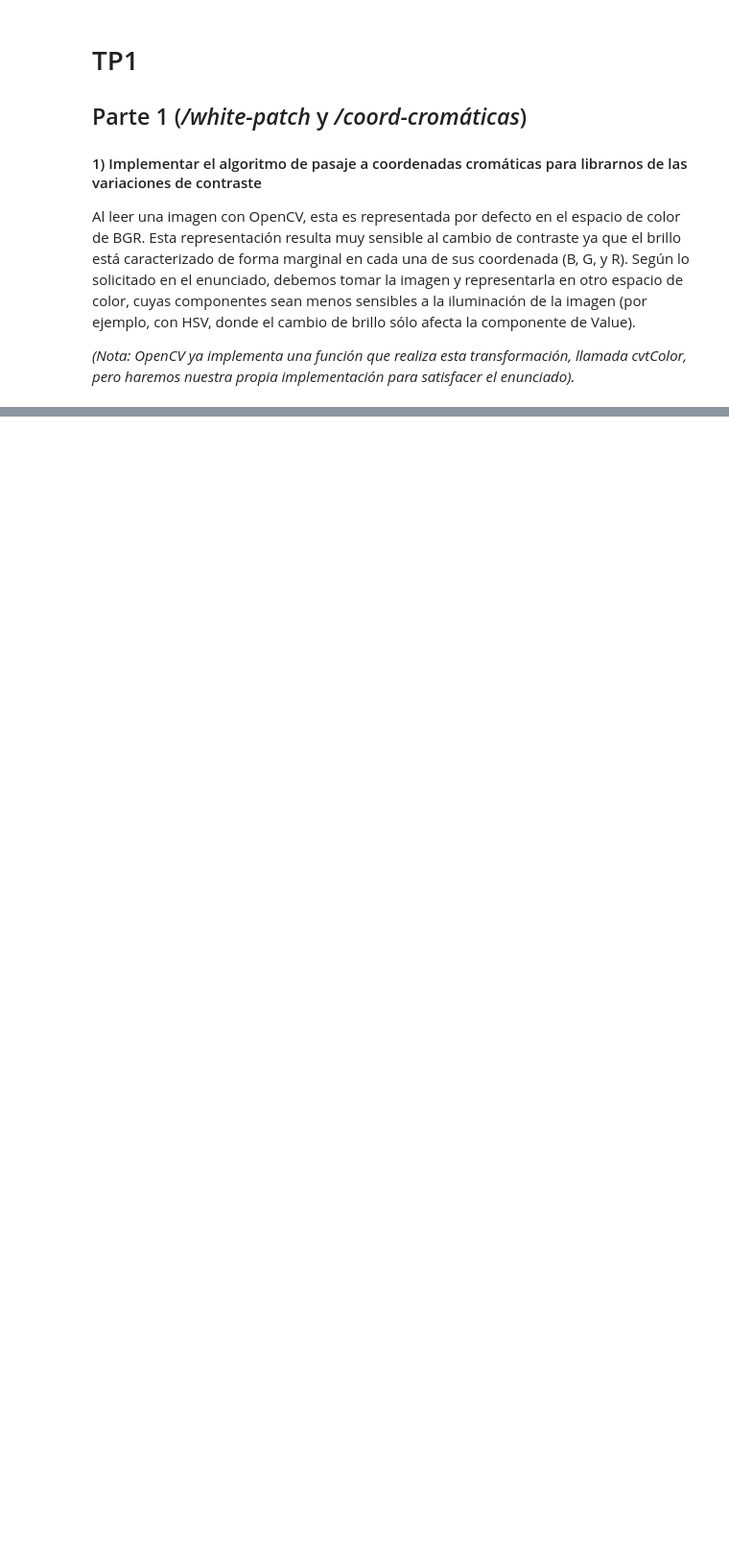
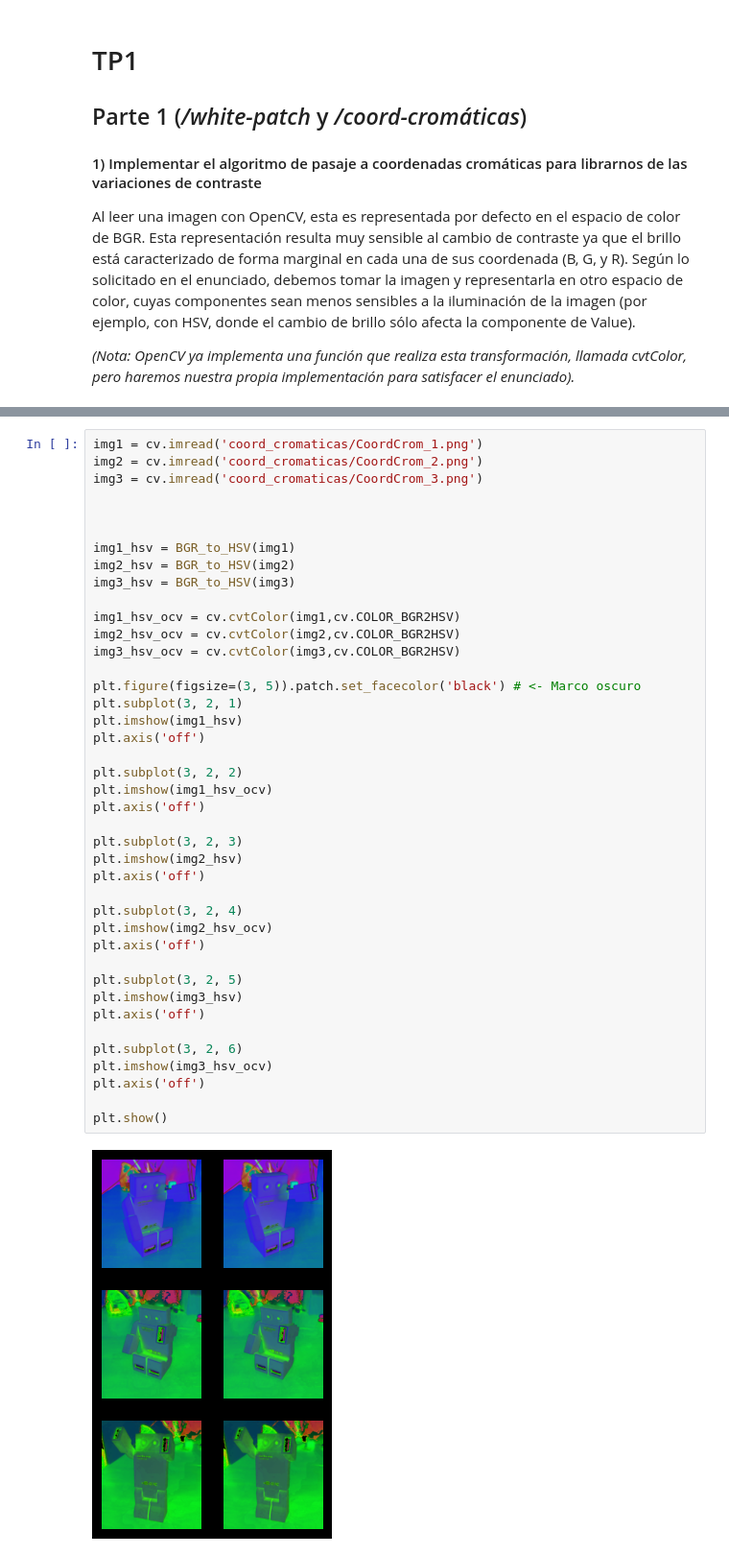
Before and after one commit to Muscian/VpC_1, a Jupyter notebook: Material_TPs/TP1/TP1_resuelto.ipynb, the cells around one changed output, grey strips where cells are left out. Shown at 96% size. Cells and saved outputs as stored; diff of their text form; blank space fills up the shorter version.

```diff
--- a/Material_TPs/TP1/TP1_resuelto.ipynb
+++ b/Material_TPs/TP1/TP1_resuelto.ipynb
@@ -93,0 +78,43 @@ print(img_hsv)
+# %%
+img1 = cv.imread('coord_cromaticas/CoordCrom_1.png')
+img2 = cv.imread('coord_cromaticas/CoordCrom_2.png')
+img3 = cv.imread('coord_cromaticas/CoordCrom_3.png')
+
+
+
+img1_hsv = BGR_to_HSV(img1)
+img2_hsv = BGR_to_HSV(img2)
+img3_hsv = BGR_to_HSV(img3)
+
+img1_hsv_ocv = cv.cvtColor(img1,cv.COLOR_BGR2HSV)
+img2_hsv_ocv = cv.cvtColor(img2,cv.COLOR_BGR2HSV)
+img3_hsv_ocv = cv.cvtColor(img3,cv.COLOR_BGR2HSV)
+
+plt.figure(figsize=(3, 5)).patch.set_facecolor('black') # <- Marco oscuro
+plt.subplot(3, 2, 1)
+plt.imshow(img1_hsv)
+plt.axis('off')
+
+plt.subplot(3, 2, 2)
+plt.imshow(img1_hsv_ocv)
+plt.axis('off')
+
+plt.subplot(3, 2, 3)
+plt.imshow(img2_hsv)
+plt.axis('off')
+
+plt.subplot(3, 2, 4)
+plt.imshow(img2_hsv_ocv)
+plt.axis('off')
+
+plt.subplot(3, 2, 5)
+plt.imshow(img3_hsv)
+plt.axis('off')
+
+plt.subplot(3, 2, 6)
+plt.imshow(img3_hsv_ocv)
+plt.axis('off')
+
+plt.show()
+# %% [output]
+[figure, added]
```
Also changed, not shown: parts of 19 cells of this notebook, 1 other file.
